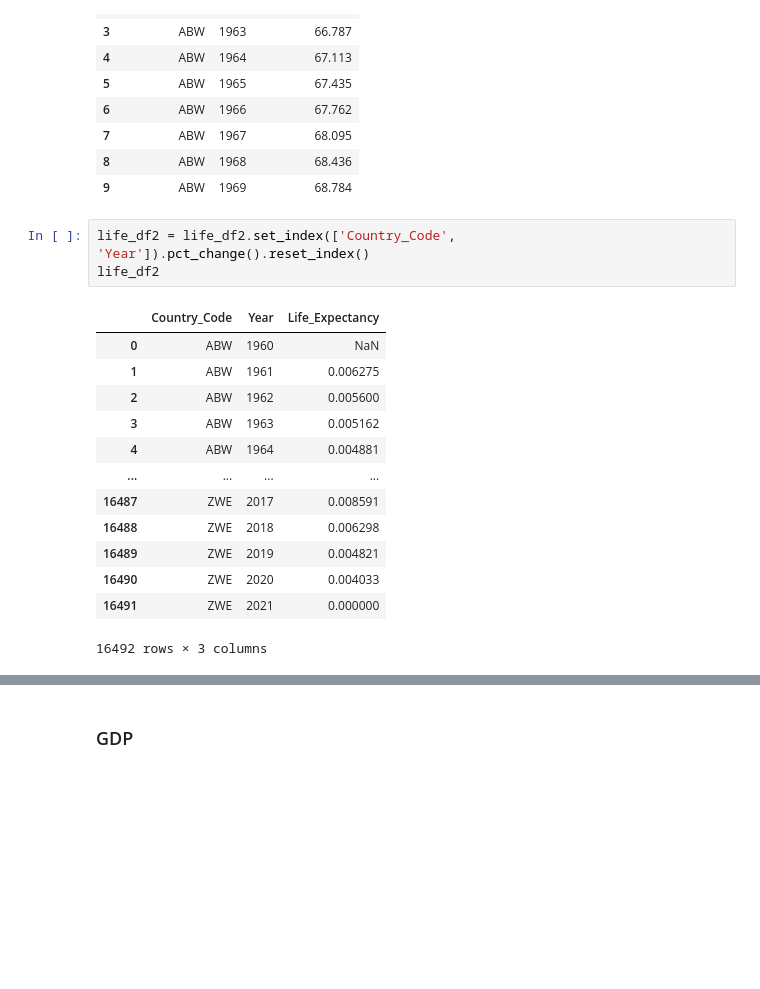
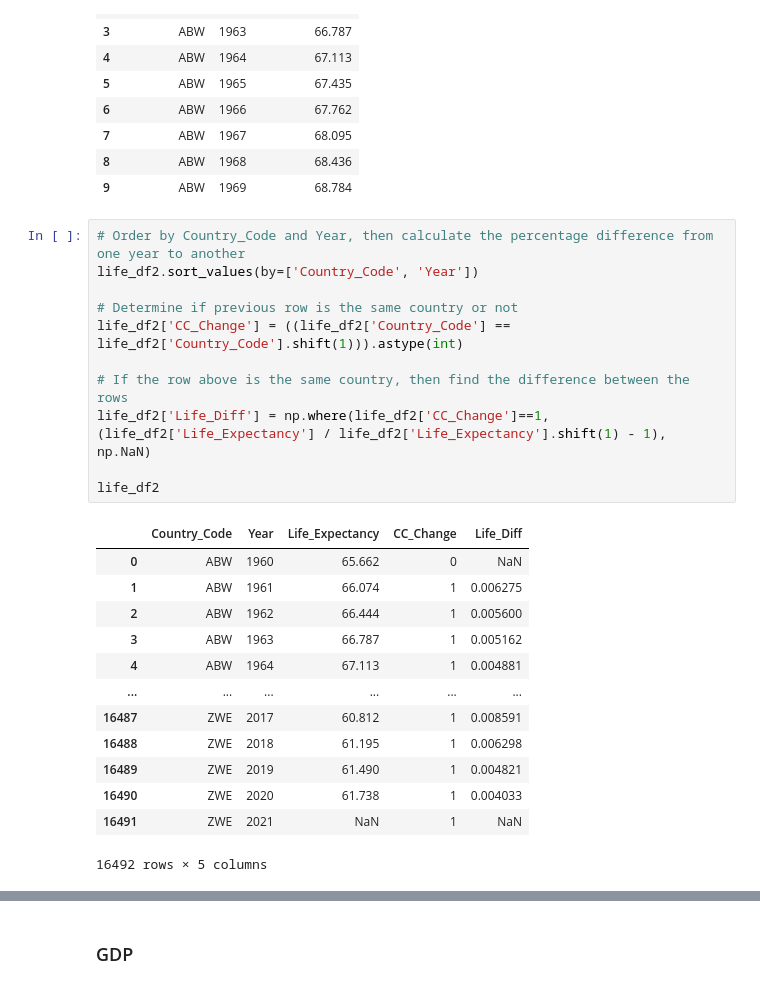
Before and after one commit to skomyshan/population_shifts, a Jupyter notebook: data_prep.ipynb, the cells around one changed output, grey strips where cells are left out. Saved outputs shown, nothing was run; the diff lists cells and outputs as text; blank space fills up the shorter version.

```diff
--- a/data_prep.ipynb
+++ b/data_prep.ipynb
@@ -252,19 +369,27 @@ life_df2.head(n=10)
 | 8 | ABW | 1968 | 68.436 |
 | 9 | ABW | 1969 | 68.784 |
 # %%
-life_df2 = life_df2.set_index(['Country_Code', 'Year']).pct_change().reset_index()
+# Order by Country_Code and Year, then calculate the percentage difference from one year to another
+life_df2.sort_values(by=['Country_Code', 'Year'])
+
+# Determine if previous row is the same country or not
+life_df2['CC_Change'] = ((life_df2['Country_Code'] == life_df2['Country_Code'].shift(1))).astype(int)
+
+# If the row above is the same country, then find the difference between the rows
+life_df2['Life_Diff'] = np.where(life_df2['CC_Change']==1, (life_df2['Life_Expectancy'] / life_df2['Life_Expectancy'].shift(1) - 1), np.NaN)
+
 life_df2
 # %% [output]
-|  | Country_Code | Year | Life_Expectancy |
-| 0 | ABW | 1960 | NaN |
-| 1 | ABW | 1961 | 0.006275 |
-| 2 | ABW | 1962 | 0.005600 |
-| 3 | ABW | 1963 | 0.005162 |
-| 4 | ABW | 1964 | 0.004881 |
-| ... | ... | ... | ... |
-| 16487 | ZWE | 2017 | 0.008591 |
-| 16488 | ZWE | 2018 | 0.006298 |
-| 16489 | ZWE | 2019 | 0.004821 |
-| 16490 | ZWE | 2020 | 0.004033 |
-| 16491 | ZWE | 2021 | 0.000000 |
+|  | Country_Code | Year | Life_Expectancy | CC_Change | Life_Diff |
+| 0 | ABW | 1960 | 65.662 | 0 | NaN |
+| 1 | ABW | 1961 | 66.074 | 1 | 0.006275 |
+| 2 | ABW | 1962 | 66.444 | 1 | 0.005600 |
+| 3 | ABW | 1963 | 66.787 | 1 | 0.005162 |
+| 4 | ABW | 1964 | 67.113 | 1 | 0.004881 |
+| ... | ... | ... | ... | ... | ... |
+| 16487 | ZWE | 2017 | 60.812 | 1 | 0.008591 |
+| 16488 | ZWE | 2018 | 61.195 | 1 | 0.006298 |
+| 16489 | ZWE | 2019 | 61.490 | 1 | 0.004821 |
+| 16490 | ZWE | 2020 | 61.738 | 1 | 0.004033 |
+| 16491 | ZWE | 2021 | NaN | 1 | NaN |
-16492 rows × 3 columns
+16492 rows × 5 columns
```
Also changed, not shown: parts of 20 cells of this notebook, 2 other files.
